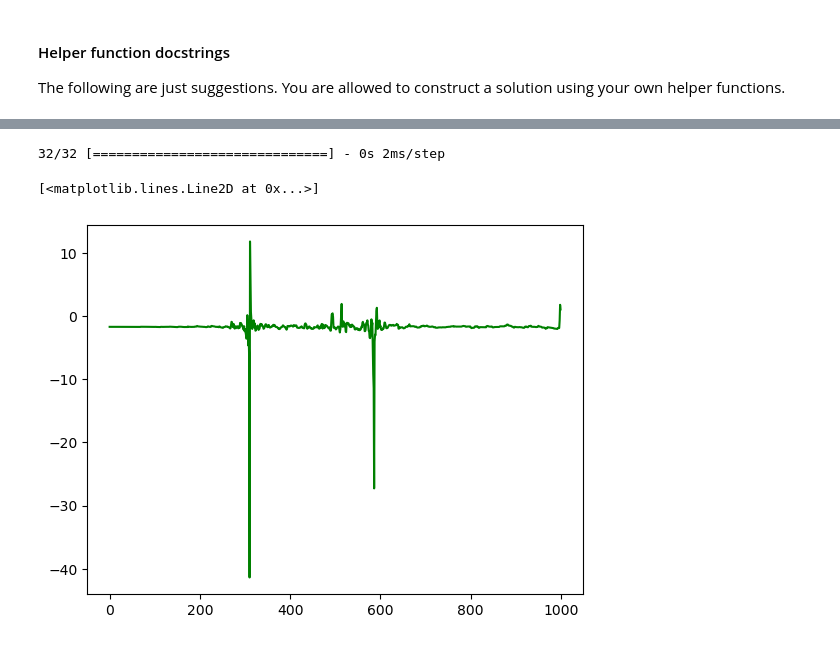
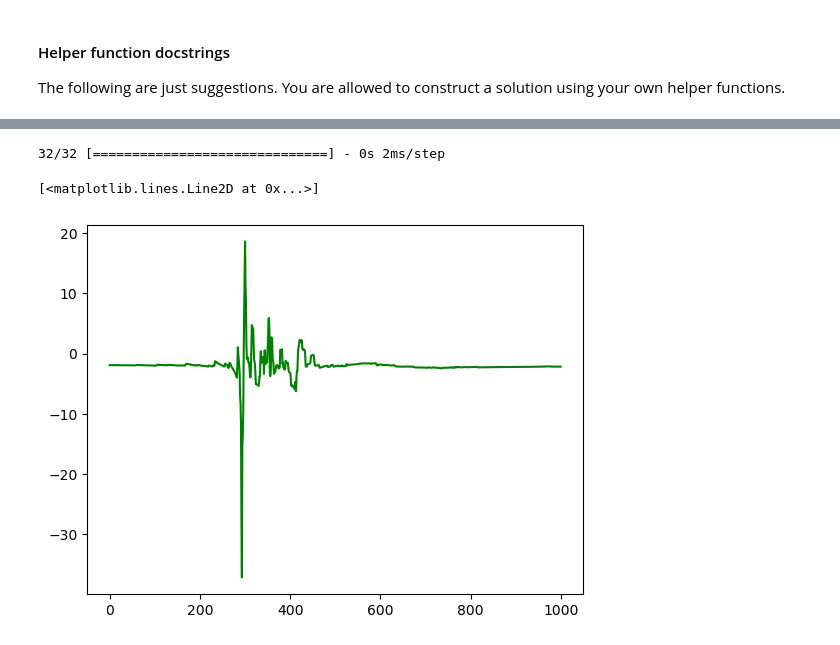
Before and after one commit to charbelnemer/tif285_project2, a Jupyter notebook: TIF285_Project2.ipynb, the cells around one changed output, grey strips where cells are left out. Drawn from its saved outputs; the diff is of its cells as text; code cells hidden in the pictures.

```diff
--- a/TIF285_Project2.ipynb
+++ b/TIF285_Project2.ipynb
@@ -290,10 +290,10 @@ print(y_val.shape)
 # %%
 #Creating tensorflow datasets and dividing it into batches
 train_dataset = tf.data.Dataset.from_tensor_slices((x_train, y_train))
-train_dataset = train_dataset.batch(10000,drop_remainder=True)
+train_dataset = train_dataset.batch(7000)
 
 val_dataset = tf.data.Dataset.from_tensor_slices((x_val, y_val))
-val_dataset = val_dataset.batch(10000,drop_remainder=True)
+val_dataset = val_dataset.batch(7000)
 
 #Creating the ANN-model by adding layers
 model = keras.Sequential()
@@ -304,7 +304,7 @@ model.add(keras.layers.Dense(64, activation="relu"))
 model.add(keras.layers.Dense(64, activation="relu"))
 model.add(keras.layers.Dense(64, activation="relu"))
 model.add(keras.layers.Dense(64, activation="relu"))
-model.add(keras.layers.Dense(4))
+model.add(keras.layers.Dense(4, activation="linear"))
 
 #Adding an optimizer and loss to the model
 optimizer = keras.optimizers.Adam(0.001, 0.5, 0.5)
@@ -312,9 +312,7 @@ loss = keras.losses.MeanAbsoluteError()
 model.compile(loss = loss,optimizer = optimizer, metrics = ['mean_absolute_error'])
 
 #Fitting the model to the data
-t0 = time.time()
 history = model.fit(train_dataset, epochs=100, validation_data = val_dataset)
-t1 = time.time()
 
 #saving the model
 model.save("my_model.keras")
@@ -575,7 +573,7 @@ def tf_ediff1d(a):
     Returns:
         diff (array): An array which gives the difference of successive elements of a.
     """
-    return a[:-1]-a[1:]
+    return a[1:]-a[:-1]
 
 @tf.function()
 def tf_compute_velocities(t, p):
@@ -594,8 +592,8 @@ def tf_compute_velocities(t, p):
                    the x and y components for the instantaneous velocity
                    of the particle.
     """
-    x = tf.reshape(p[:,0],(1000,1))
-    y = tf.reshape(p[:,1],(1000,1))
+    x = tf.reshape(p[:,0],(tf.size(p[:,0]),1))
+    y = tf.reshape(p[:,1],(tf.size(p[:,1]),1))
 
     dx = tf_ediff1d(x)
     dy = tf_ediff1d(y)
@@ -608,7 +606,7 @@ def tf_compute_velocities(t, p):
     vx = tf.concat([zero_tensor, vx], axis = 0)
     vy = tf.concat([zero_tensor, vy], axis = 0)
 
-    v = tf.stack([vx, vy], axis = 1)
+    v = tf.concat([vx, vy], axis = 1)
     return v
 
 @tf.function()
@@ -624,6 +622,7 @@ def tf_compute_kinetic_energy(v):
     """
     two_tensor = tf.constant(2.0,shape=(1,1))
     ke = tf.math.divide((tf.math.pow(v[:,0],two_tensor)+tf.math.pow(v[:,1],two_tensor)),two_tensor)
+    ke = tf.transpose(ke)
     return ke
 
 @tf.function()
@@ -641,12 +640,12 @@ def tf_compute_potential_energy(p1, p2, p3):
         pe (array): An array of shape(N, 1) giving the potential energy at each time step
 
     """
-    x1 = tf.reshape(p1[:,0],(1000,1))
-    y1 = tf.reshape(p1[:,1],(1000,1))
-    x2 = tf.reshape(p2[:,0],(1000,1))
-    y2 = tf.reshape(p2[:,1],(1000,1))
-    x3 = tf.reshape(p3[:,0],(1000,1))
-    y3 = tf.reshape(p3[:,1],(1000,1))
+    x1 = tf.reshape(p1[:,0],(tf.size(p1[:,0]),1))
+    y1 = tf.reshape(p1[:,1],(tf.size(p1[:,0]),1))
+    x2 = tf.reshape(p2[:,0],(tf.size(p1[:,0]),1))
+    y2 = tf.reshape(p2[:,1],(tf.size(p1[:,0]),1))
+    x3 = tf.reshape(p3[:,0],(tf.size(p1[:,0]),1))
+    y3 = tf.reshape(p3[:,1],(tf.size(p1[:,0]),1))
     negone_tensor = tf.constant(-1.0,shape=(1,1))
     two_tensor = tf.constant(2.0,shape=(1,1))
     pe1 = tf.math.divide(negone_tensor, tf.math.sqrt(tf.math.pow(x1-x2,two_tensor) + tf.math.pow(y1-y2,two_tensor)))
@@ -658,32 +763,32 @@ def tf_compute_potential_energy(p1, p2, p3):
 # %%
 idx = indices_val[0]
 x_lab, y_lab = get_data(idx)
-predictions = pre_trained_model.predict(x_lab)
+predictions = model.predict(x_lab)
 p1, p2, p3 = get_trajectories(predictions)
 t = cleaned_data[idx,:,0].reshape(-1,1)
 
 t = tf.cast(tf.constant(t), dtype=tf.float32)
 
 v1 = tf_compute_velocities(t, p1)
 v2 = tf_compute_velocities(t, p2)
 v3 = tf_compute_velocities(t, p3)
 
-K1 = tf_compute_kinetic_energy(v1)
-K2 = tf_compute_kinetic_energy(v2)
-K3 = tf_compute_kinetic_energy(v3)
+ke1 = tf_compute_kinetic_energy(v1)
+ke2 = tf_compute_kinetic_energy(v2)
+ke3 = tf_compute_kinetic_energy(v3)
 
-K = K1 + K2 + K3
+ke = ke1 + ke2 + ke3
 
-U = tf_compute_potential_energy(p1, p2, p3)
+pe = tf_compute_potential_energy(p1, p2, p3)
 
 
-E = K + U
+E = ke + pe
 
 fig, ax = plt.subplots(1,1)
 #ax.plot(K,'b')
 #ax.plot(U,'r')
 ax.plot(E,'g')
 # %% [output]
 32/32 [==============================] - 0s 2ms/step
 [<matplotlib.lines.Line2D at 0x...>]
-[figure, old version]
+[figure, new version]
```
Also changed, not shown: parts of 23 cells of this notebook, 2 other files.
